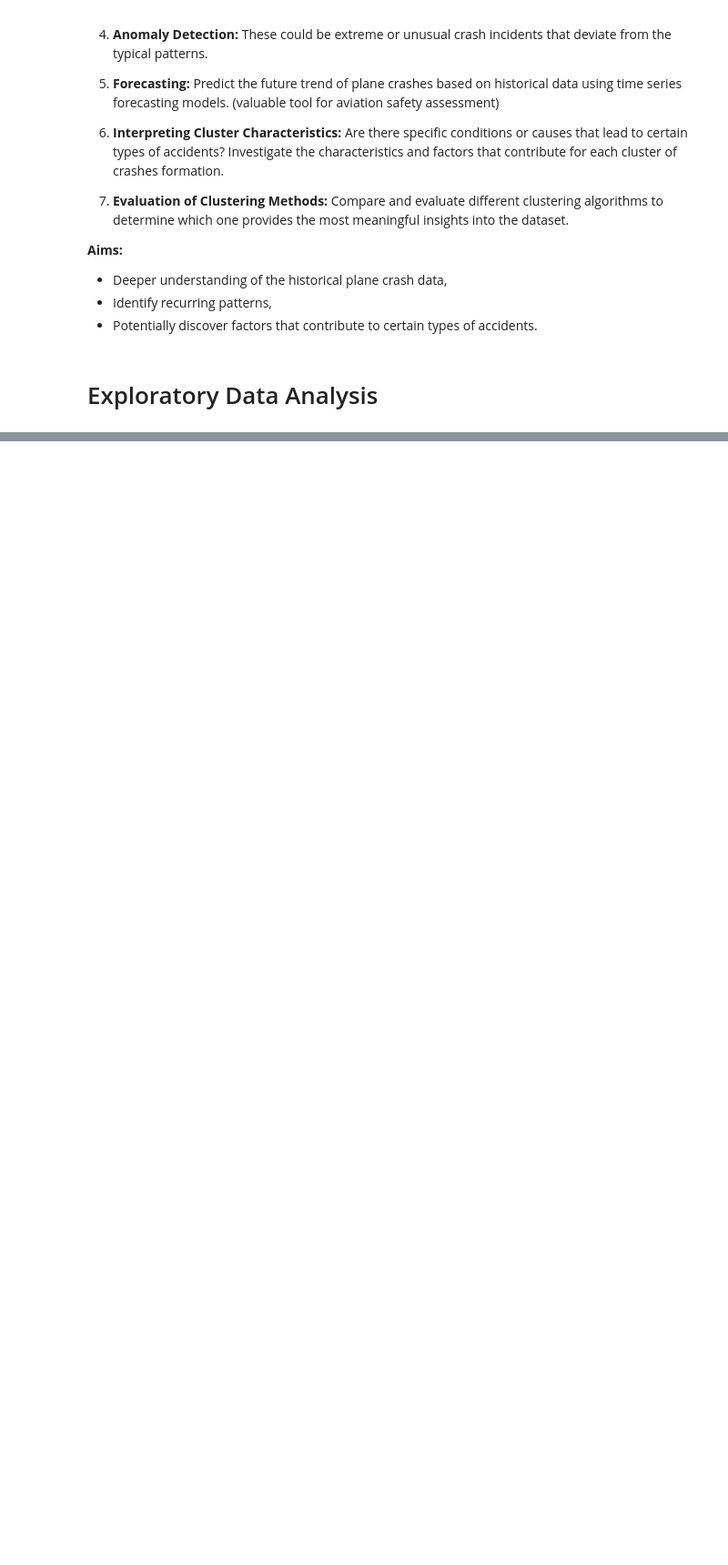
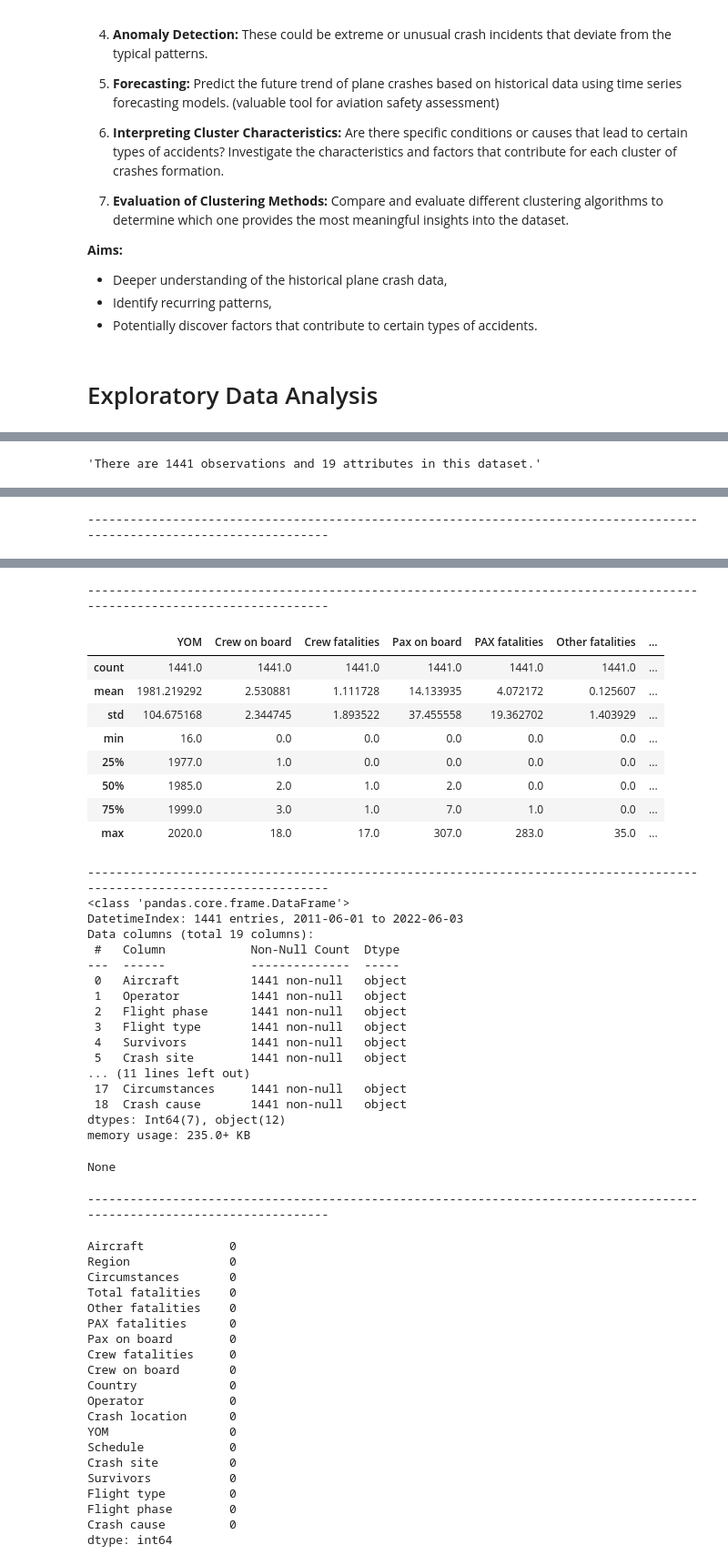
Before and after one commit to heitorgaf/Machine-Learning-for-Business, a Jupyter notebook: MLBus_HDipData_CA1.ipynb, the cells around one changed output, grey strips where cells are left out. Shown: that part at 91% size. Saved outputs shown, nothing was run; the diff lists cells and outputs as text; code cells hidden in the pictures; blank space fills up the shorter version.

```diff
--- a/MLBus_HDipData_CA1.ipynb
+++ b/MLBus_HDipData_CA1.ipynb
@@ -110,0 +142,12 @@ dtype: int64
+# %%
+# This removes the 3 attributes mentioned above
+df = df.drop(columns=["Flight no.", "Time", 'MSN','Registration'])
+# %%
+# This select recent data the past 10 Years - Allow us to capture contemporary trends and patterns.
+df = df[df['Date'] > '31-05-2011']
+# %%
+# Attach your own 'Data' index to the dataframe
+df.index = df['Date']
+
+# Drop the 'Date' column from the dataframe
+df.drop('Date', axis = 1, inplace = True)
@@ -110,0 +177,8 @@ dtype: int64
+# %%
+# This removes all rows with any missing values - Less than 2% of the data will be dropped
+df.dropna(inplace=True)
+# %%
+# Check the data after pre processing data
+glimpse(df)
+# %% [output]
+'There are 1441 observations and 19 attributes in this dataset.'
@@ -110,0 +191 @@ dtype: int64
+------------------------------------------------------------------------------------------------------------------------
@@ -110,0 +197,49 @@ dtype: int64
+------------------------------------------------------------------------------------------------------------------------
+|  | YOM | Crew on board | Crew fatalities | Pax on board | PAX fatalities | Other fatalities | ... |
+| count | 1441.0 | 1441.0 | 1441.0 | 1441.0 | 1441.0 | 1441.0 | ... |
+| mean | 1981.219292 | 2.530881 | 1.111728 | 14.133935 | 4.072172 | 0.125607 | ... |
+| std | 104.675168 | 2.344745 | 1.893522 | 37.455558 | 19.362702 | 1.403929 | ... |
+| min | 16.0 | 0.0 | 0.0 | 0.0 | 0.0 | 0.0 | ... |
+| 25% | 1977.0 | 1.0 | 0.0 | 0.0 | 0.0 | 0.0 | ... |
+| 50% | 1985.0 | 2.0 | 1.0 | 2.0 | 0.0 | 0.0 | ... |
+| 75% | 1999.0 | 3.0 | 1.0 | 7.0 | 1.0 | 0.0 | ... |
+| max | 2020.0 | 18.0 | 17.0 | 307.0 | 283.0 | 35.0 | ... |
+------------------------------------------------------------------------------------------------------------------------
+<class 'pandas.core.frame.DataFrame'>
+DatetimeIndex: 1441 entries, 2011-06-01 to 2022-06-03
+Data columns (total 19 columns):
+ #   Column            Non-Null Count  Dtype
+---  ------            --------------  -----
+ 0   Aircraft          1441 non-null   object
+ 1   Operator          1441 non-null   object
+ 2   Flight phase      1441 non-null   object
+ 3   Flight type       1441 non-null   object
+ 4   Survivors         1441 non-null   object
+ 5   Crash site        1441 non-null   object
+... (11 lines left out)
+ 17  Circumstances     1441 non-null   object
+ 18  Crash cause       1441 non-null   object
+dtypes: Int64(7), object(12)
+memory usage: 235.0+ KB
+None
+------------------------------------------------------------------------------------------------------------------------
+Aircraft            0
+Region              0
+Circumstances       0
+Total fatalities    0
+Other fatalities    0
+PAX fatalities      0
+Pax on board        0
+Crew fatalities     0
+Crew on board       0
+Country             0
+Operator            0
+Crash location      0
+YOM                 0
+Schedule            0
+Crash site          0
+Survivors           0
+Flight type         0
+Flight phase        0
+Crash cause         0
+dtype: int64
```
Also changed, not shown: parts of 17 cells of this notebook.
